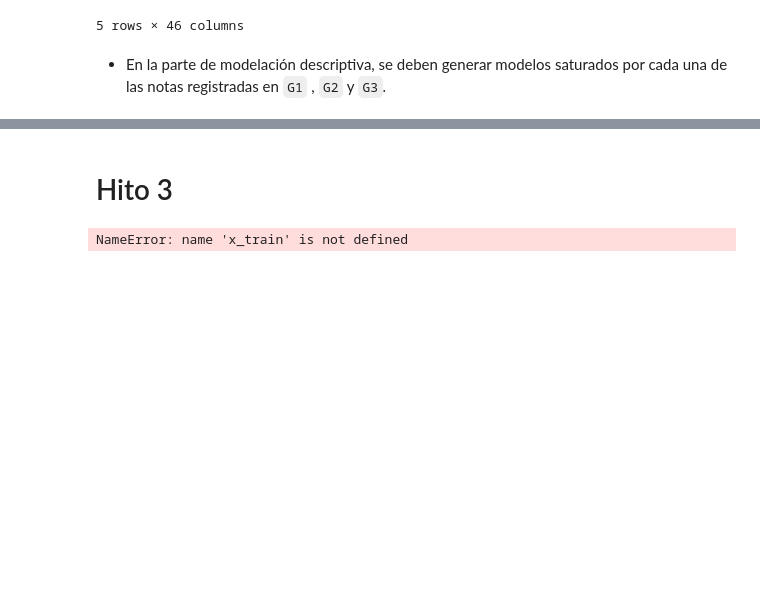
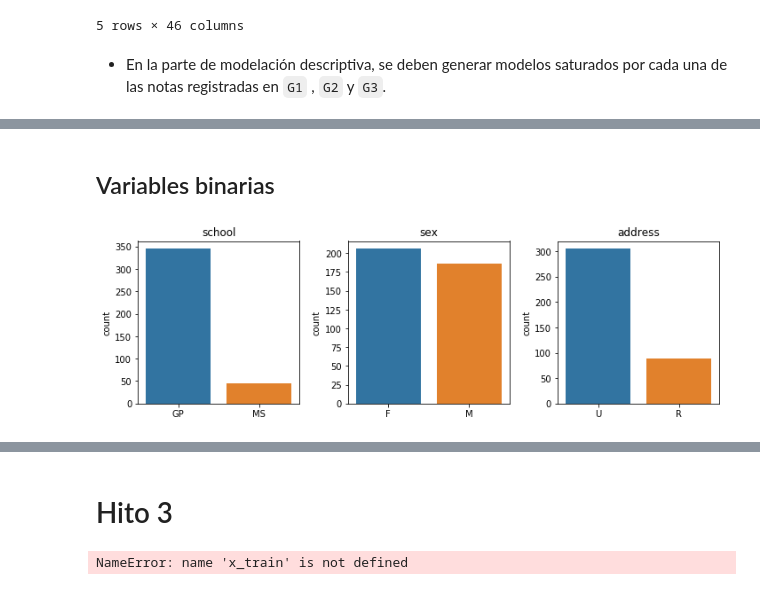
Before and after one commit to lporras/prueba-fundamentos-data-science, a Jupyter notebook: Desafio 2 Rendimiento escolar.ipynb, the cells around one changed output, grey strips where cells are left out. Saved outputs shown, nothing was run; the diff lists cells and outputs as text; code cells hidden in the pictures; blank space fills up the shorter version.

```diff
--- a/Desafio 2 Rendimiento escolar.ipynb
+++ b/Desafio 2 Rendimiento escolar.ipynb
@@ -319,0 +342,6 @@ df_escolar.sample(5)
+# %% [markdown]
+## Variables binarias
+# %%
+utils.visualize_rows(df_escolar.filter(['school', 'sex', 'address']))
+# %% [output]
+[figure, added]
```
Also changed, not shown: parts of 14 cells of this notebook, 1 other file.
